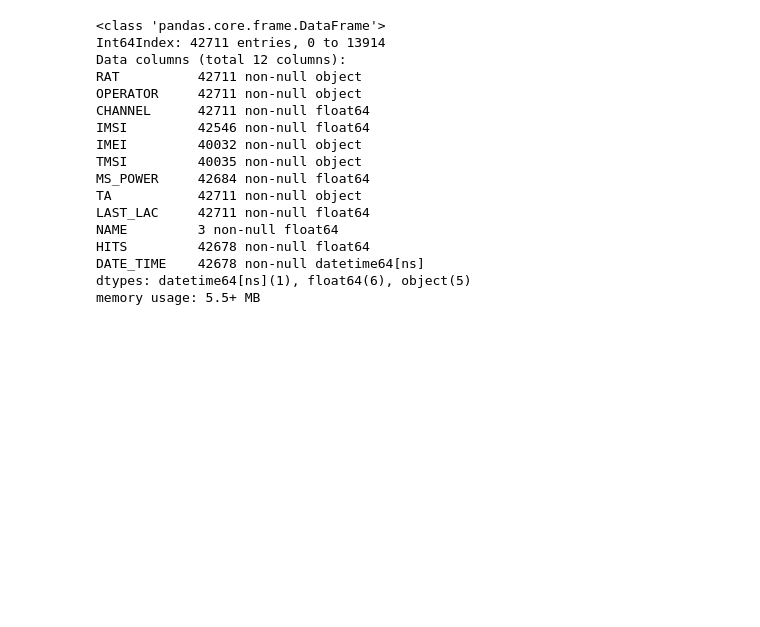
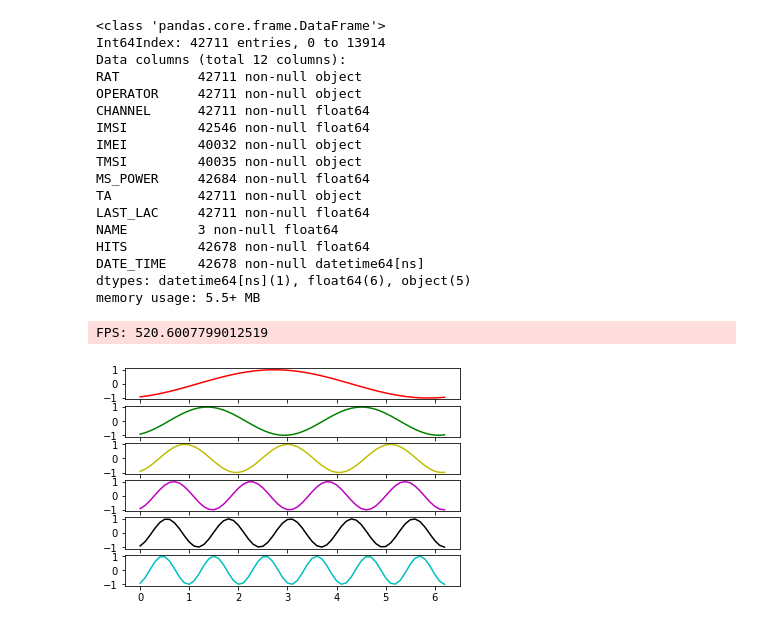
Before and after one commit to Dumaru/ExcelReports, a Jupyter notebook: Telefonia.ipynb, the cells around one changed output. Drawn from its saved outputs; the diff is of its cells as text; code cells hidden in the pictures; blank space fills up the shorter version.

```diff
--- a/Telefonia.ipynb
+++ b/Telefonia.ipynb
@@ -1169,3 +1169,39 @@ HITS         42678 non-null float64
 DATE_TIME    42678 non-null datetime64[ns]
 dtypes: datetime64[ns](1), float64(6), object(5)
 memory usage: 5.5+ MB
+# %%
+import matplotlib.pyplot as plt
+import numpy as np
+import time
+
+x = np.arange(0, 2*np.pi, 0.1)
+y = np.sin(x)
+
+fig, axes = plt.subplots(nrows=6)
+
+fig.show()
+
+# We need to draw the canvas before we start animating...
+fig.canvas.draw()
+
+styles = ['r-', 'g-', 'y-', 'm-', 'k-', 'c-']
+def plot(ax, style):
+    return ax.plot(x, y, style, animated=True)[0]
+lines = [plot(ax, style) for ax, style in zip(axes, styles)]
+
+# Let's capture the background of the figure
+backgrounds = [fig.canvas.copy_from_bbox(ax.bbox) for ax in axes]
+
+tstart = time.time()
+for i in range(1, 2000):
+    items = enumerate(zip(lines, axes, backgrounds), start=1)
+    for j, (line, ax, background) in items:
+        fig.canvas.restore_region(background)
+        line.set_ydata(np.sin(j*x + i/10.0))
+        ax.draw_artist(line)
+        fig.canvas.blit(ax.bbox)
+
+print('FPS:' , 2000/(time.time()-tstart) )
+# %% [output]
+FPS: 520.6007799012519
+[figure, added]
```
Also changed, not shown: parts of 1 cell of this notebook, 2 other files.
